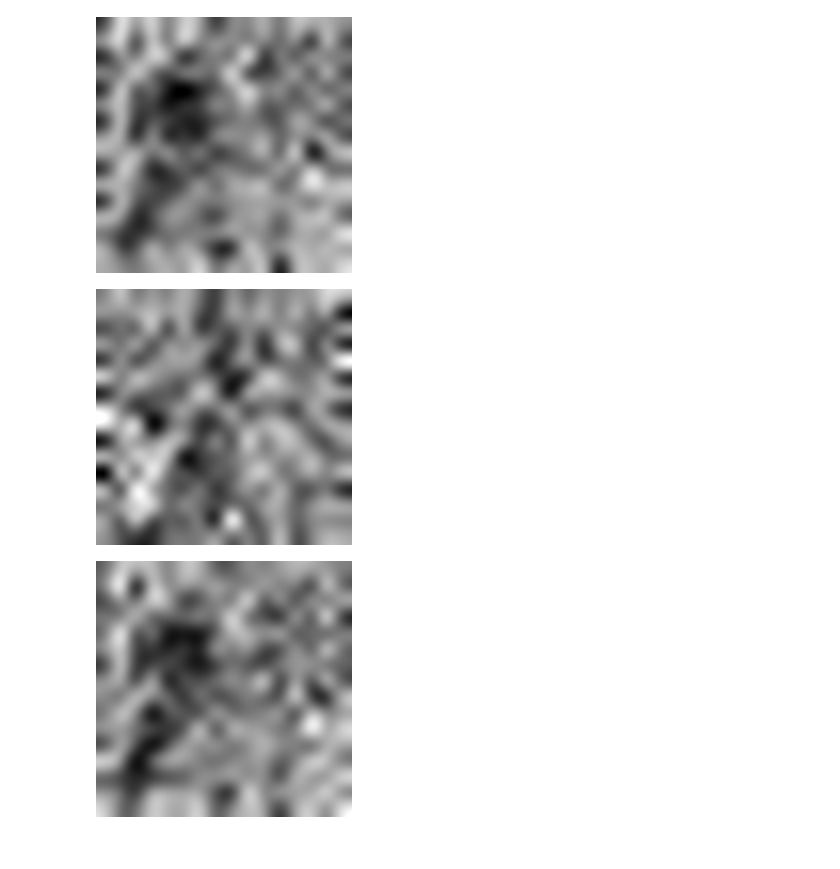
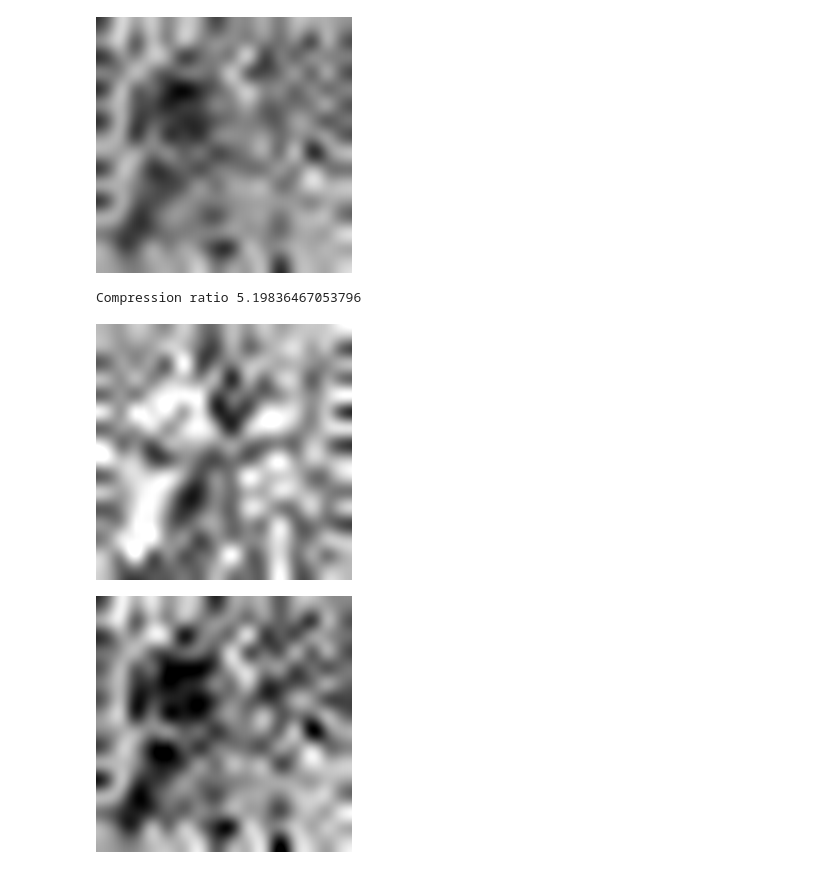
Before and after one commit to danjacobellis/CMMR, a Jupyter notebook: dino_rdae_inference.ipynb, the cells around one changed output. Saved outputs shown, nothing was run; the diff lists cells and outputs as text; code cells hidden in the pictures.

Commit message:
compression ratio

```diff
--- a/dino_rdae_inference.ipynb
+++ b/dino_rdae_inference.ipynb
@@ -15,0 +18,4 @@ from IPython.display import display
+# %%
+checkpoint = torch.load("checkpoint_dino_rdae_80.pth", map_location={'cuda:0': 'cpu'})
+d = checkpoint['distortion']
+r = checkpoint['rate']
@@ -73,7 +88,6 @@ x = imagenet_valid[0]['patch_tokens'].reshape((1,16,16,1536)).permute((0,3,1,2))
 # %%
 for c in range(2):
     z = x[0,c,:,:]
-    z = (z-z.mean())/z.std()
     z = z.clamp(-3,3)
     z = z/6 + 0.5
     z = (255*z).round().to(torch.uint8)
@@ -82,15 +96,30 @@ for c in range(2):
 [figure]
 [figure]
 # %%
-x_hat, y_likelihoods = net(x)
+y = net.encode(x)
+y = y.round()
+y = y.clamp(-128,127)
+y = y.to(torch.int8)
+y = y.numpy()
+original_shape = y.shape
+compressed = zlib.compress(y.tobytes(), level=9)
+ratio = (1536*16*16*32)/(8*len(compressed))
+print("Compression ratio",ratio)
+decompressed = zlib.decompress(compressed)
+y = np.frombuffer(decompressed, dtype=np.int8)
+y = y.reshape(original_shape)
+y = torch.tensor(y)
+y = y.to(torch.float)
+x_hat = net.decode(y)
+# %% [output]
+Compression ratio 5.19836467053796
 # %%
 for c in range(2):
     z = x_hat[0,c,:,:]
-    z = (z-z.mean())/z.std()
     z = z.clamp(-3,3)
     z = z/6 + 0.5
     z = (255*z).round().to(torch.uint8)
     display(ToPILImage()(z).resize((256,256),resample=PIL.Image.Resampling.LANCZOS))
 # %% [output]
-[figure, old version]
+[figure, new version]
-[figure, old version]
+[figure, new version]
```
Also changed, not shown: parts of 8 cells of this notebook.
